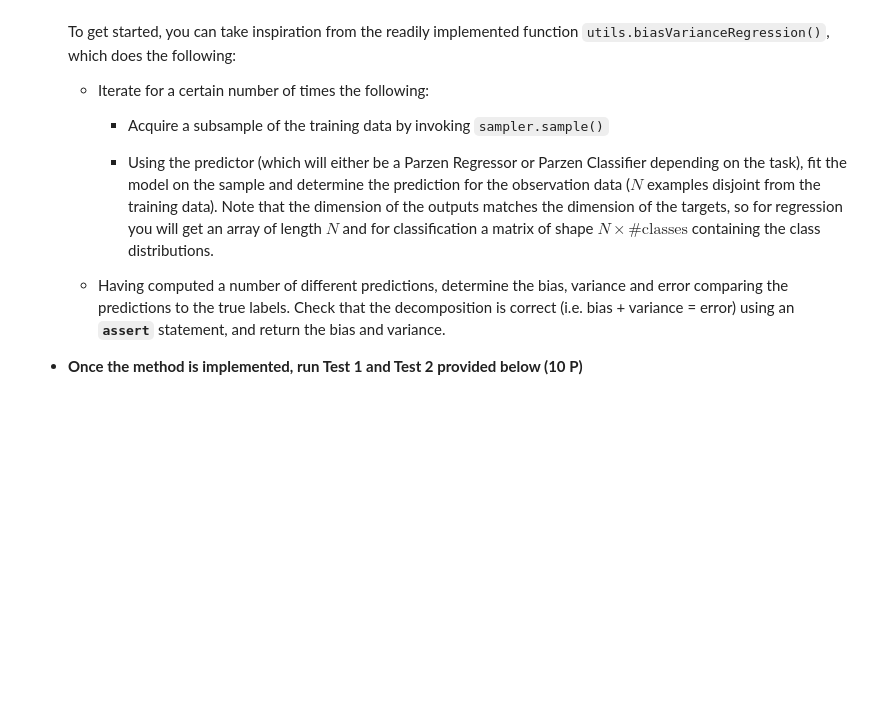
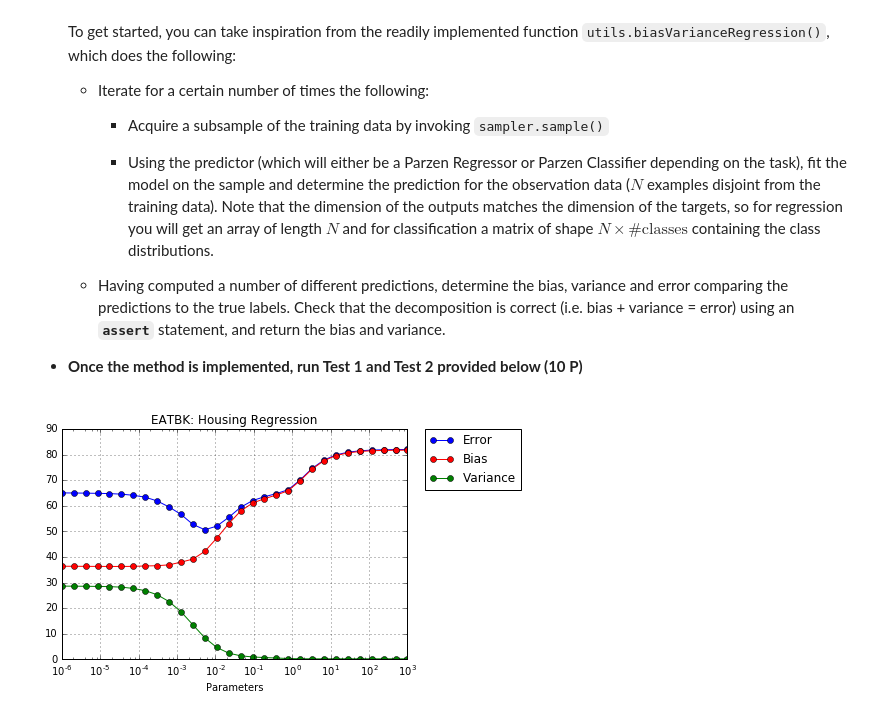
Before and after one commit to jeichelbaum/ml1---ha-assignments, a Jupyter notebook: sheet07/sheet07.ipynb, the cells around one changed output. Cells and saved outputs as stored; diff of their text form; code cells hidden in the pictures; blank space fills up the shorter version.

```diff
--- a/sheet07/sheet07.ipynb
+++ b/sheet07/sheet07.ipynb
@@ -80,8 +77,10 @@ def biasVarianceClassification(sampler, predictor, X, T, nbsamples=25):
 # %%
 ### TEST 1
 import utils,numpy
 %matplotlib inline
-utils.plotBVE(utils.Housing,numpy.logspace(-6,3,num=30),utils.ParzenRegressor,utils.biasVarianceRegression,'YourGroupName: Housing Regression')
+utils.plotBVE(utils.Housing,numpy.logspace(-6,3,num=30),utils.ParzenRegressor,utils.biasVarianceRegression,'EATBK: Housing Regression')
+# %% [output]
+[figure, added]
 # %%
 ### TEST 2
 import utils,numpy
```
Also changed, not shown: parts of 6 cells of this notebook, 2 other files.
